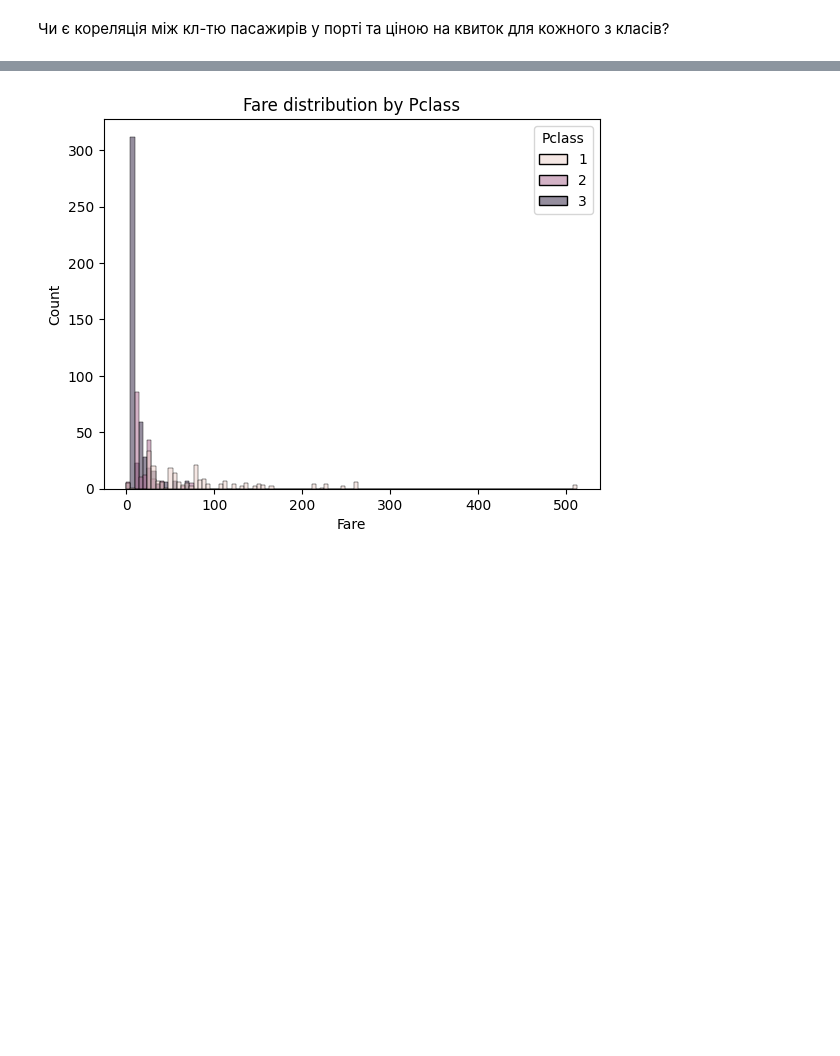
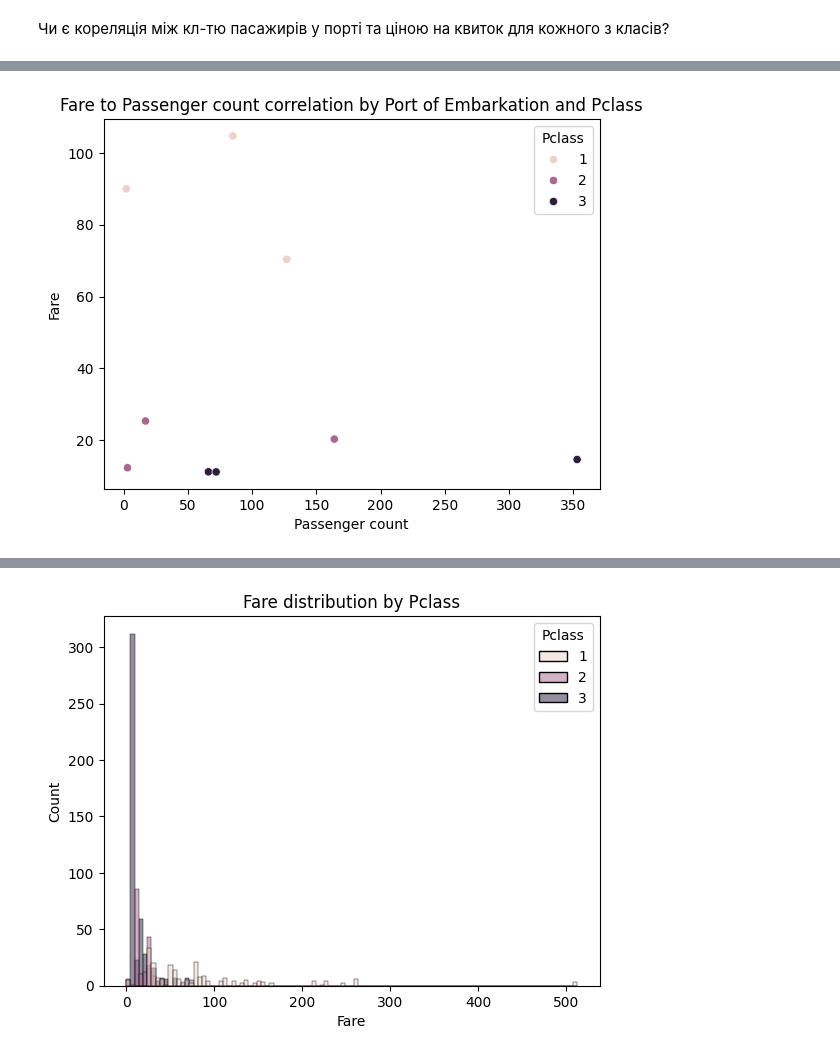
Before and after one commit to IvarY/hello-world, a Jupyter notebook: python_practice_10.ipynb, the cells around one changed output, grey strips where cells are left out. Saved outputs shown, nothing was run; the diff lists cells and outputs as text; code cells hidden in the pictures; blank space fills up the shorter version.

```diff
--- a/python_practice_10.ipynb
+++ b/python_practice_10.ipynb
@@ -236,0 +231,4 @@ plt.show()
+# %%
+df_temp = df.groupby(['Pclass', 'Embarked']).agg({'Fare': 'mean', 'PassengerId': 'count'}).reset_index()
+df_temp = df_temp.rename(columns={'PassengerId': 'Passenger_count'})
+df_temp
@@ -236,0 +246,7 @@ plt.show()
+# %%
+sns.scatterplot(df_temp, x='Passenger_count', y='Fare', hue='Pclass')
+plt.xlabel('Passenger count')
+plt.title('Fare to Passenger count correlation by Port of Embarkation and Pclass')
+plt.show()
+# %% [output]
+[figure, added]
```
Also changed, not shown: parts of 4 cells of this notebook.
